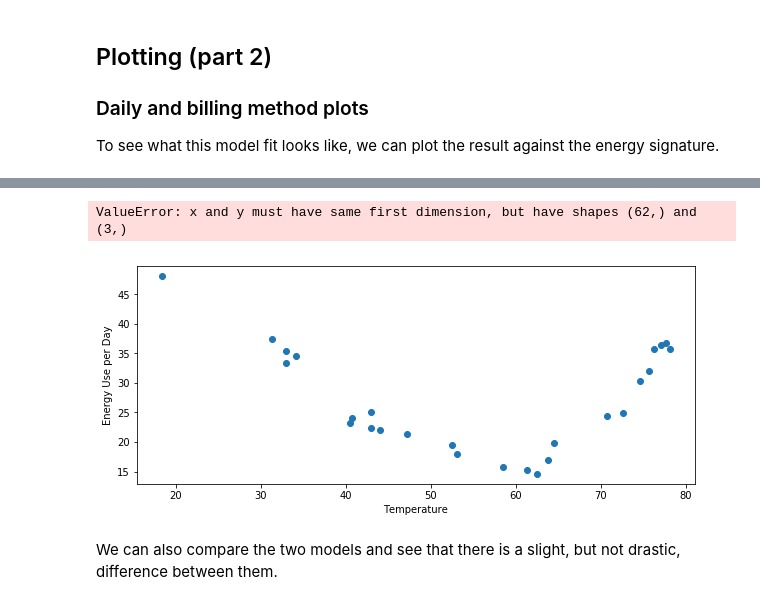
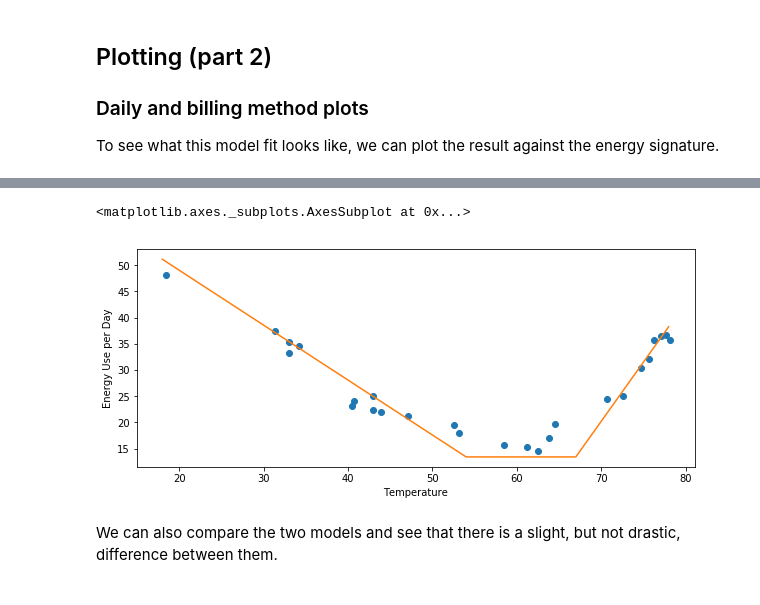
Before and after one commit to openeemeter/eemeter, a Jupyter notebook: scripts/tutorial.ipynb, the cells around one changed output, grey strips where cells are left out. Saved outputs shown, nothing was run; the diff lists cells and outputs as text; code cells hidden in the pictures.

```diff
--- a/scripts/tutorial.ipynb
+++ b/scripts/tutorial.ipynb
@@ -503,41 +468,14 @@ dict_keys(['dec-jan-feb-weighted', 'jan-feb-mar-weighted', 'feb-mar-apr-weighted
 
 The following use the design matrix datasets that we created in the previous steps and uses them with the CalTRACK method. This gives us a baseline model, which is the key predictive component of the metered savings calculation.
 # %%
-baseline_model_result_daily = eemeter.caltrack_method(
+baseline_model_results_daily = eemeter.fit_caltrack_usage_per_day_model(
     design_matrix_daily,
 )
 # %%
-baseline_model_result_billing = eemeter.caltrack_method(
+baseline_model_results_billing = eemeter.fit_caltrack_usage_per_day_model(
     design_matrix_billing,
     use_billing_presets=True,
     weights_col='n_days_kept',
 )
 # %% [markdown]
 ## Running the CalTRACK Hourly Methods
-# %%
-# TODO make a helper method for this which provides the static defaults.
-
-baseline_model_fit_hourly = eemeter.fit_segmented_model(
-    segmented_design_matrices_hourly,
-    eemeter.fit_hourly_model_segment,
-    prediction_segment_type='one_month',
-    prediction_segment_name_mapping={
-        'jan': 'dec-jan-feb-weighted',
-        'feb': 'jan-feb-mar-weighted',
-        'mar': 'feb-mar-apr-weighted',
-        'apr': 'mar-apr-may-weighted',
-        'may': 'apr-may-jun-weighted',
-        'jun': 'may-jun-jul-weighted',
-        'jul': 'jun-jul-aug-weighted',
-        'aug': 'jul-aug-sep-weighted',
-        'sep': 'aug-sep-oct-weighted',
-        'oct': 'sep-oct-nov-weighted',
-        'nov': 'oct-nov-dec-weighted',
-        'dec': 'nov-dec-jan-weighted',
-    },
-    prediction_feature_processor=eemeter.caltrack_hourly_prediction_feature_processor,
-    prediction_feature_processor_kwargs={
-        'occupancy_lookup': occupancy_lookup_hourly,
-        'temperature_bins': temperature_bins_hourly,
-    },
-)
@@ -546,3 +482,9 @@ TODO: add prediction sections
+# %%
+baseline_segmented_model_hourly = eemeter.fit_caltrack_hourly_model(
+    segmented_design_matrices_hourly,
+    occupancy_lookup_hourly,
+    temperature_bins_hourly,
+)
 # %% [markdown]
 ## Plotting (part 2)
 
@@ -552,6 +500,6 @@ To see what this model fit looks like, we can plot the result against the energy
 # %%
 ax = eemeter.plot_energy_signature(meter_data_billing, temperature_data_billing)
-baseline_model_fit_billing.plot(ax=ax, temp_range=(18, 80))
+baseline_model_results_billing.plot(ax=ax, temp_range=(18, 80))
 # %% [output]
-ValueError: x and y must have same first dimension, but have shapes (62,) and (3,)
+<matplotlib.axes._subplots.AxesSubplot at 0x...>
-[figure, old version]
+[figure, new version]
```
Also changed, not shown: parts of 111 cells of this notebook.
